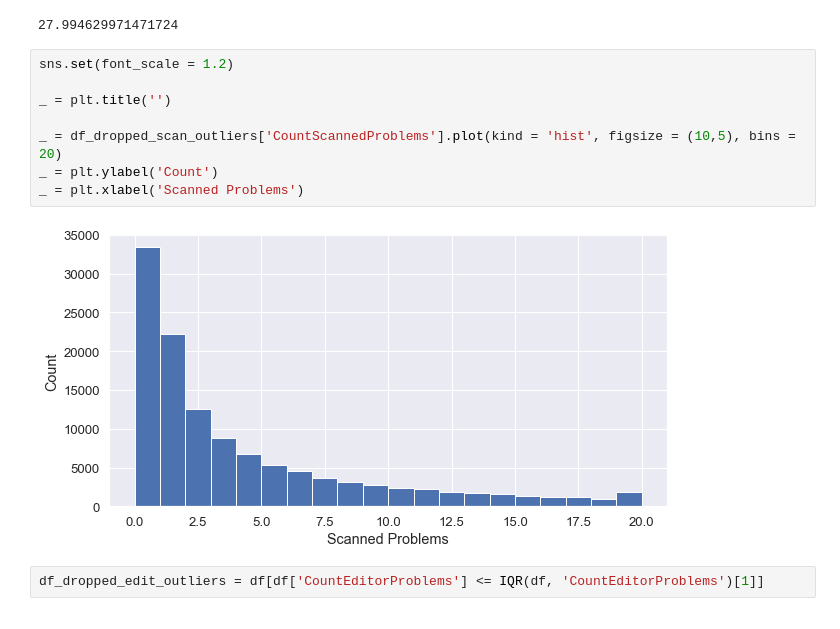
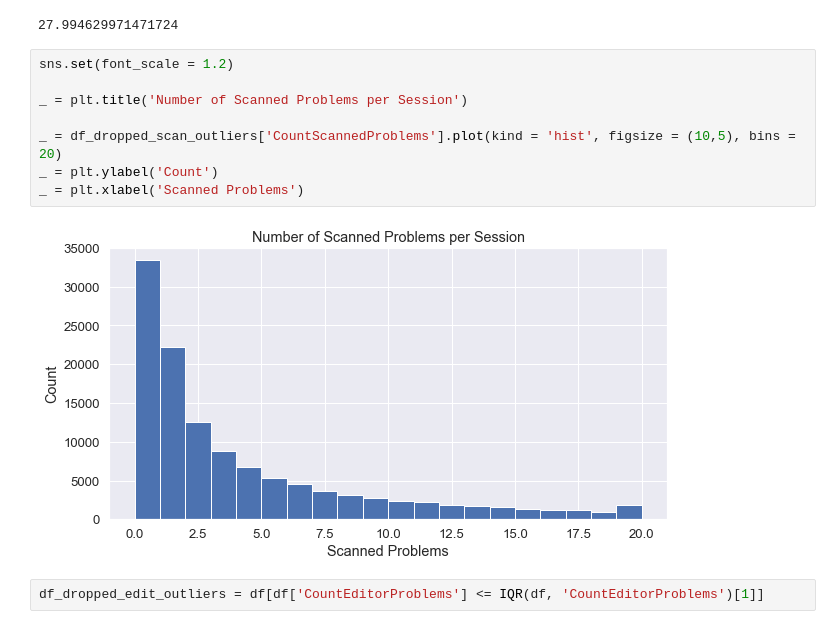
Before and after one commit to alvarojhu/Photomath, a Jupyter notebook: Analysis.ipynb, the cells around one changed output. Drawn from its saved outputs; the diff is of its cells as text.

```diff
--- a/Analysis.ipynb
+++ b/Analysis.ipynb
@@ -442,13 +442,13 @@ df_dropped_scan_outliers = df[df['CountScannedProblems'] <= IQR(df, 'CountScanne
 # %%
 sns.set(font_scale = 1.2)
 
-_ = plt.title('')
+_ = plt.title('Number of Scanned Problems per Session')
 
 _ = df_dropped_scan_outliers['CountScannedProblems'].plot(kind = 'hist', figsize = (10,5), bins = 20)
 _ = plt.ylabel('Count')
 _ = plt.xlabel('Scanned Problems')
 # %% [output]
-[figure, old version]
+[figure, new version]
 # %%
 df_dropped_edit_outliers = df[df['CountEditorProblems'] <= IQR(df, 'CountEditorProblems')[1]]
 # %% [markdown]
```
Also changed, not shown: parts of 1 cell of this notebook.
